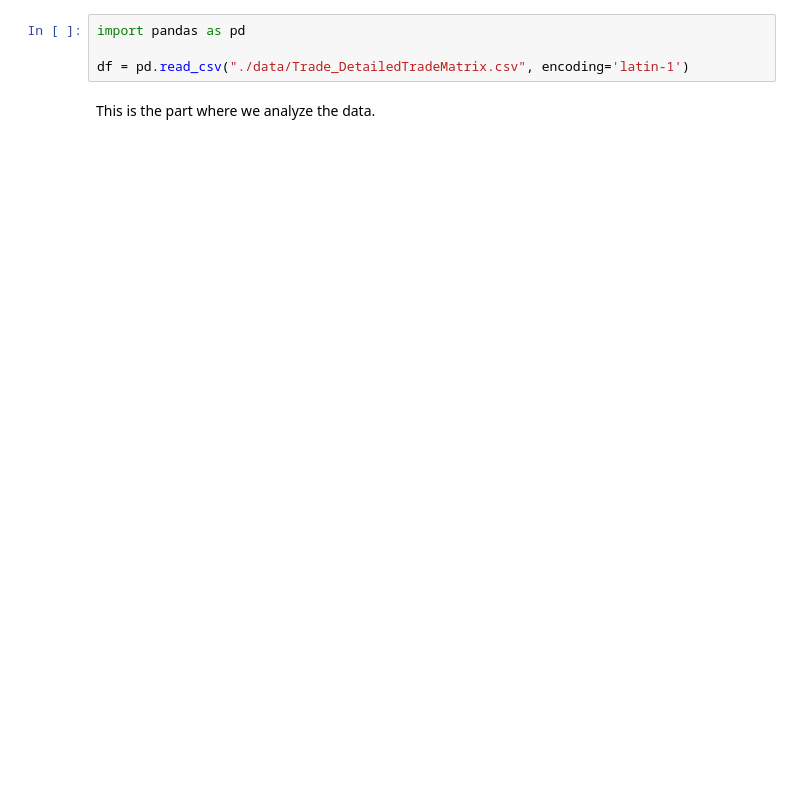
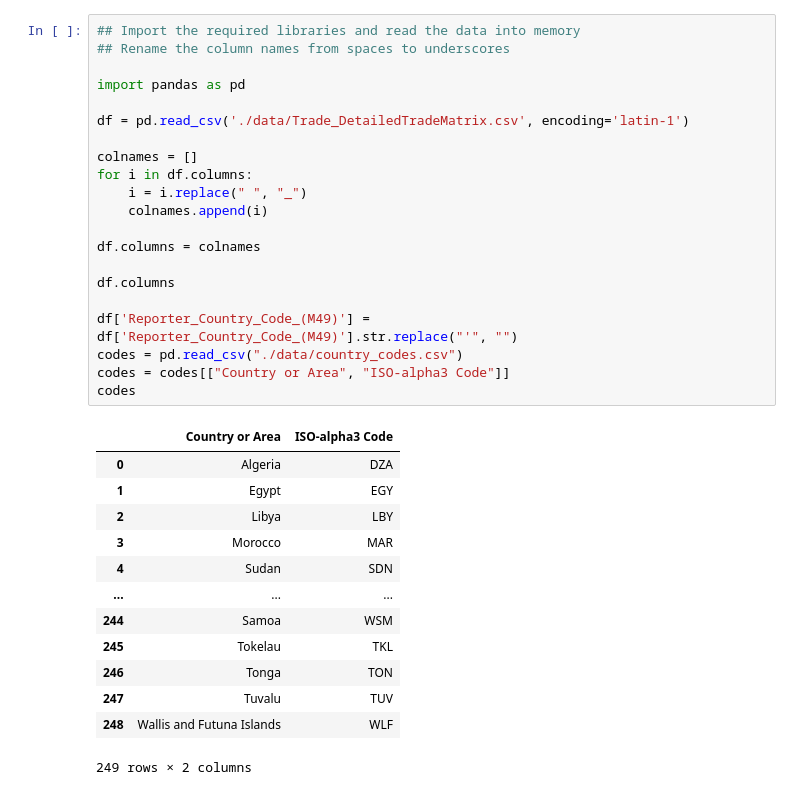
Before and after one commit to abdullaalhammadi/FAOSTAT, a Jupyter notebook: queries.ipynb, the cells around one changed output. Cells and saved outputs as stored; diff of their text form; blank space fills up the shorter version.

Commit message:
Merged codes into single file.

```diff
--- a/queries.ipynb
+++ b/queries.ipynb
@@ -1,9 +1,38 @@
-# %%
-import pandas as pd
-
-df = pd.read_csv("./data/Trade_DetailedTradeMatrix.csv", encoding='latin-1')
-# %% [markdown]
-This is the part where we analyze the data.
+# %%
+## Import the required libraries and read the data into memory
+## Rename the column names from spaces to underscores
+
+import pandas as pd
+
+df = pd.read_csv('./data/Trade_DetailedTradeMatrix.csv', encoding='latin-1')
+
+colnames = []
+for i in df.columns:
+    i = i.replace(" ", "_")
+    colnames.append(i)
+
+df.columns = colnames
+
+df.columns
+
+df['Reporter_Country_Code_(M49)'] = df['Reporter_Country_Code_(M49)'].str.replace("'", "")
+codes = pd.read_csv("./data/country_codes.csv")
+codes = codes[["Country or Area", "ISO-alpha3 Code"]]
+codes
+# %% [output]
+|  | Country or Area | ISO-alpha3 Code |
+| 0 | Algeria | DZA |
+| 1 | Egypt | EGY |
+| 2 | Libya | LBY |
+| 3 | Morocco | MAR |
+| 4 | Sudan | SDN |
+| ... | ... | ... |
+| 244 | Samoa | WSM |
+| 245 | Tokelau | TKL |
+| 246 | Tonga | TON |
+| 247 | Tuvalu | TUV |
+| 248 | Wallis and Futuna Islands | WLF |
+249 rows × 2 columns
 # %%
 import duckdb
 
```
Also changed, not shown: parts of 4 cells of this notebook, 1 other file.
